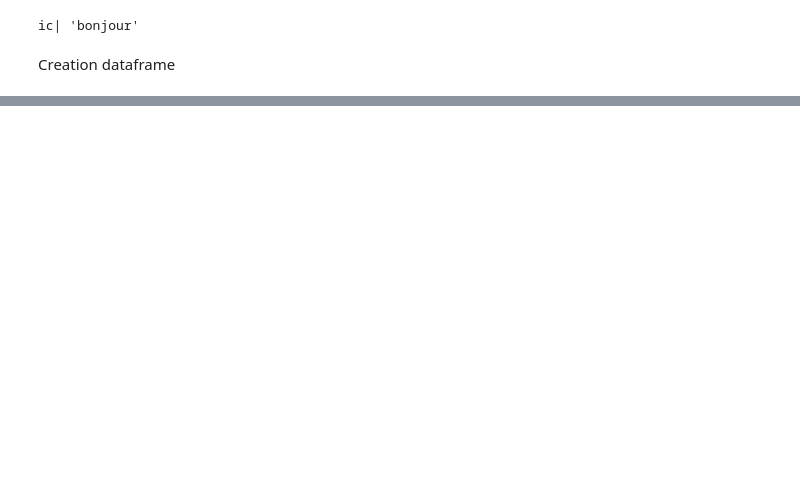
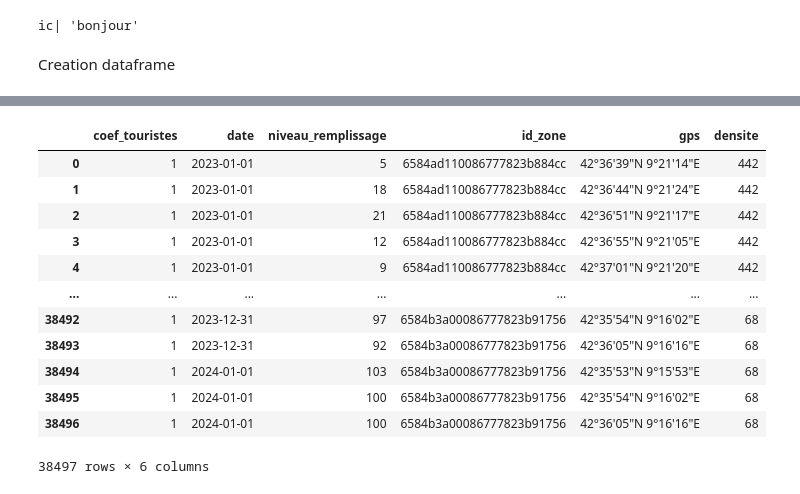
Before and after one commit to Edouard1er/smart-waste-manager-backend, a Jupyter notebook: backend/models/apprentissage_initial.ipynb, the cells around one changed output, grey strips where cells are left out. Drawn from its saved outputs; the diff is of its cells as text; code cells hidden in the pictures; blank space fills up the shorter version.

```diff
--- a/backend/models/apprentissage_initial.ipynb
+++ b/backend/models/apprentissage_initial.ipynb
@@ -39,0 +124,16 @@ SyntaxError: invalid syntax (1951995059.py, line 1)
+# %%
+df
+# %% [output]
+|  | coef_touristes | date | niveau_remplissage | id_zone | gps | densite |
+| 0 | 1 | 2023-01-01 | 5 | 6584ad110086777823b884cc | 42°36'39"N 9°21'14"E | 442 |
+| 1 | 1 | 2023-01-01 | 18 | 6584ad110086777823b884cc | 42°36'44"N 9°21'24"E | 442 |
+| 2 | 1 | 2023-01-01 | 21 | 6584ad110086777823b884cc | 42°36'51"N 9°21'17"E | 442 |
+| 3 | 1 | 2023-01-01 | 12 | 6584ad110086777823b884cc | 42°36'55"N 9°21'05"E | 442 |
+| 4 | 1 | 2023-01-01 | 9 | 6584ad110086777823b884cc | 42°37'01"N 9°21'20"E | 442 |
+| ... | ... | ... | ... | ... | ... | ... |
+| 38492 | 1 | 2023-12-31 | 97 | 6584b3a00086777823b91756 | 42°35'54"N 9°16'02"E | 68 |
+| 38493 | 1 | 2023-12-31 | 92 | 6584b3a00086777823b91756 | 42°36'05"N 9°16'16"E | 68 |
+| 38494 | 1 | 2024-01-01 | 103 | 6584b3a00086777823b91756 | 42°35'53"N 9°15'53"E | 68 |
+| 38495 | 1 | 2024-01-01 | 100 | 6584b3a00086777823b91756 | 42°35'54"N 9°16'02"E | 68 |
+| 38496 | 1 | 2024-01-01 | 100 | 6584b3a00086777823b91756 | 42°36'05"N 9°16'16"E | 68 |
+38497 rows × 6 columns
```
Also changed, not shown: parts of 12 cells of this notebook, 2 other files.
